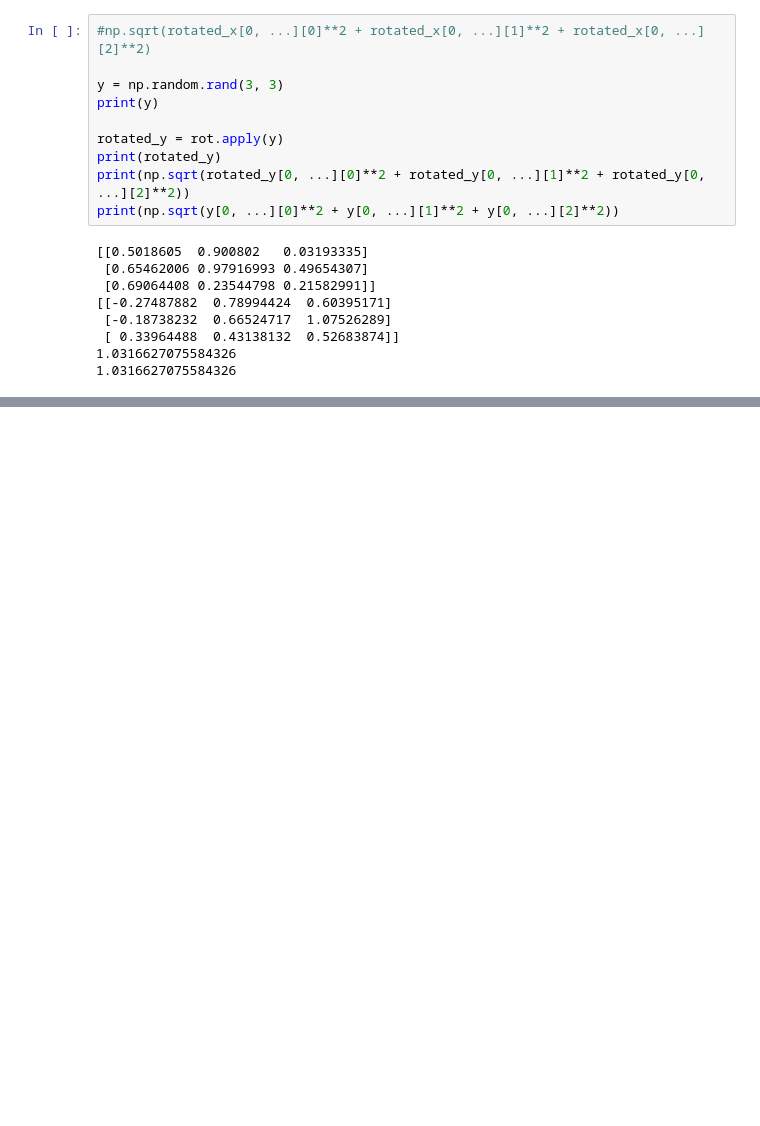
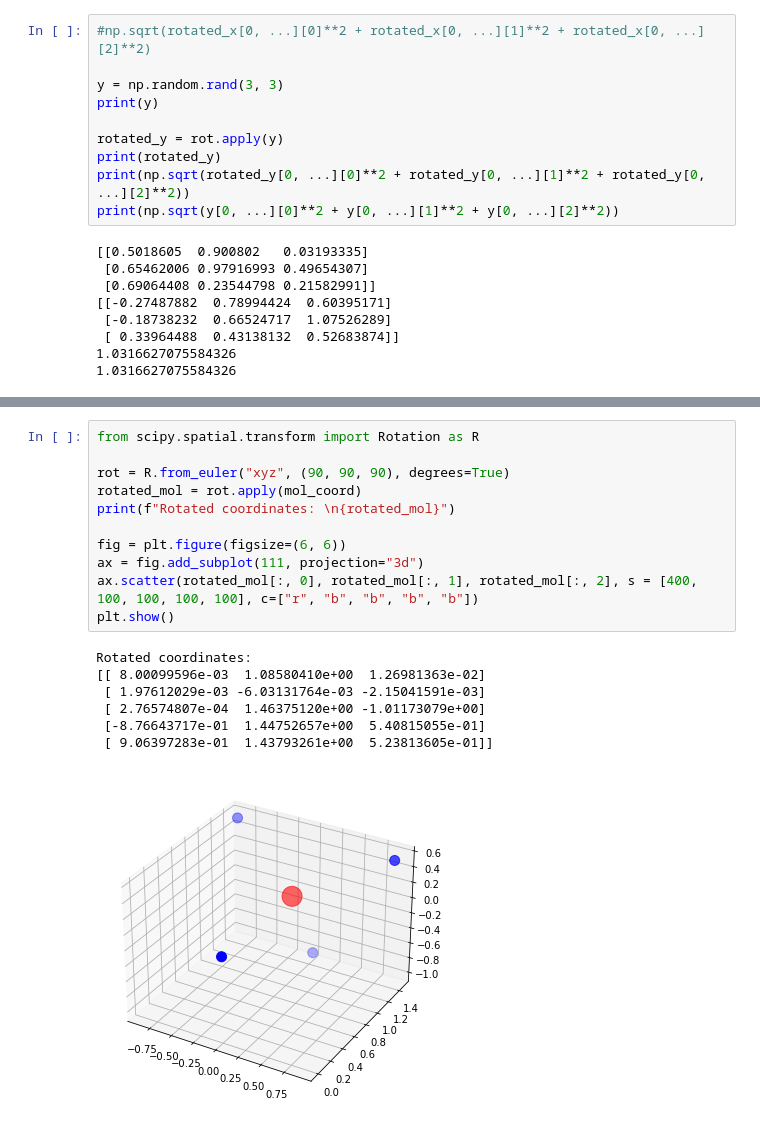
Before and after one commit to lbrodolo/deep_molecules, a Jupyter notebook: rotations.ipynb, the cells around one changed output, grey strips where cells are left out. Cells and saved outputs as stored; diff of their text form; blank space fills up the shorter version.

```diff
--- a/rotations.ipynb
+++ b/rotations.ipynb
@@ -45,0 +184,19 @@ print(np.sqrt(y[0, ...][0]**2 + y[0, ...][1]**2 + y[0, ...][2]**2))
+# %%
+from scipy.spatial.transform import Rotation as R
+
+rot = R.from_euler("xyz", (90, 90, 90), degrees=True)
+rotated_mol = rot.apply(mol_coord)
+print(f"Rotated coordinates: \n{rotated_mol}")
+
+fig = plt.figure(figsize=(6, 6))
+ax = fig.add_subplot(111, projection="3d")
+ax.scatter(rotated_mol[:, 0], rotated_mol[:, 1], rotated_mol[:, 2], s = [400, 100, 100, 100, 100], c=["r", "b", "b", "b", "b"])
+plt.show()
+# %% [output]
+Rotated coordinates:
+[[ 8.00099596e-03  1.08580410e+00  1.26981363e-02]
+ [ 1.97612029e-03 -6.03131764e-03 -2.15041591e-03]
+ [ 2.76574807e-04  1.46375120e+00 -1.01173079e+00]
+ [-8.76643717e-01  1.44752657e+00  5.40815055e-01]
+ [ 9.06397283e-01  1.43793261e+00  5.23813605e-01]]
+[figure, added]
```
Also changed, not shown: parts of 11 cells of this notebook.
